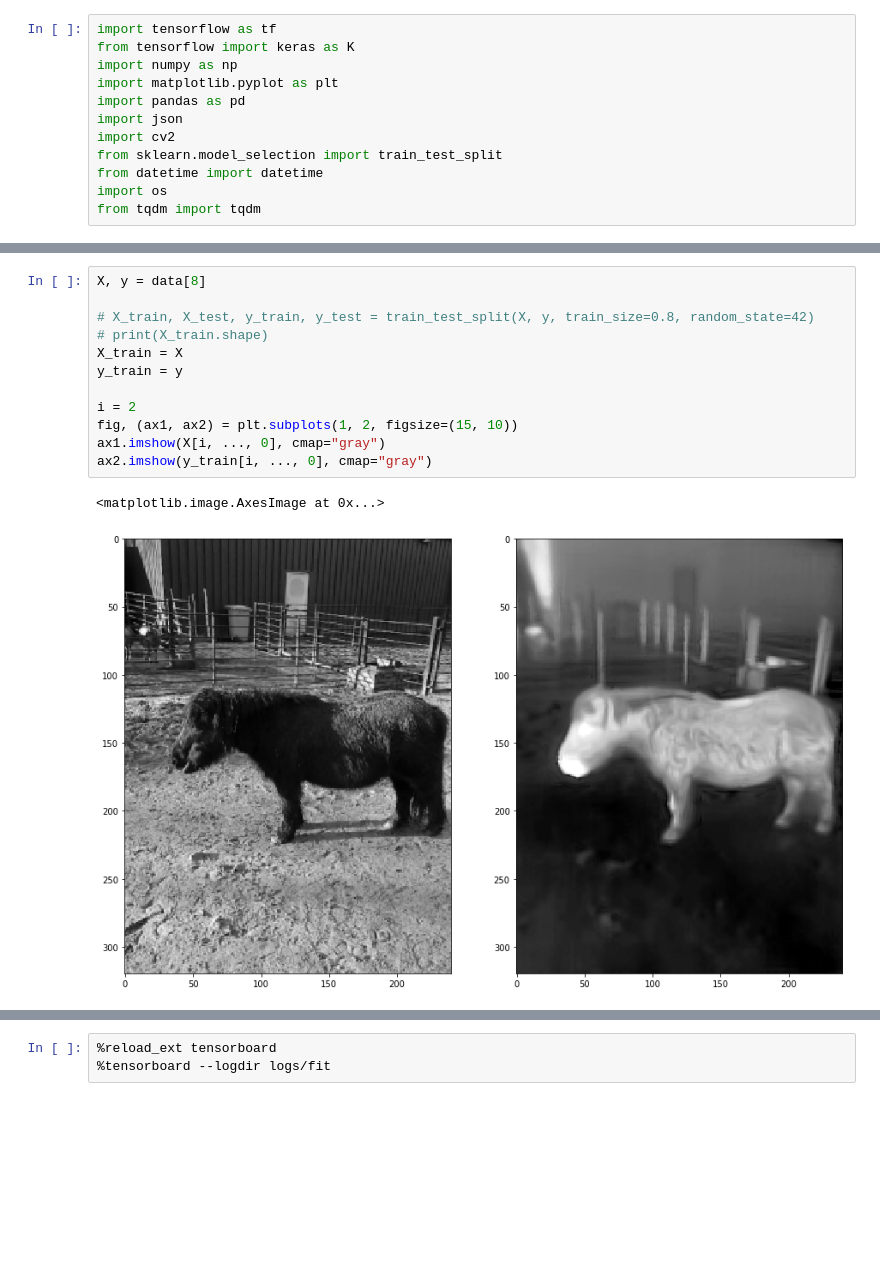
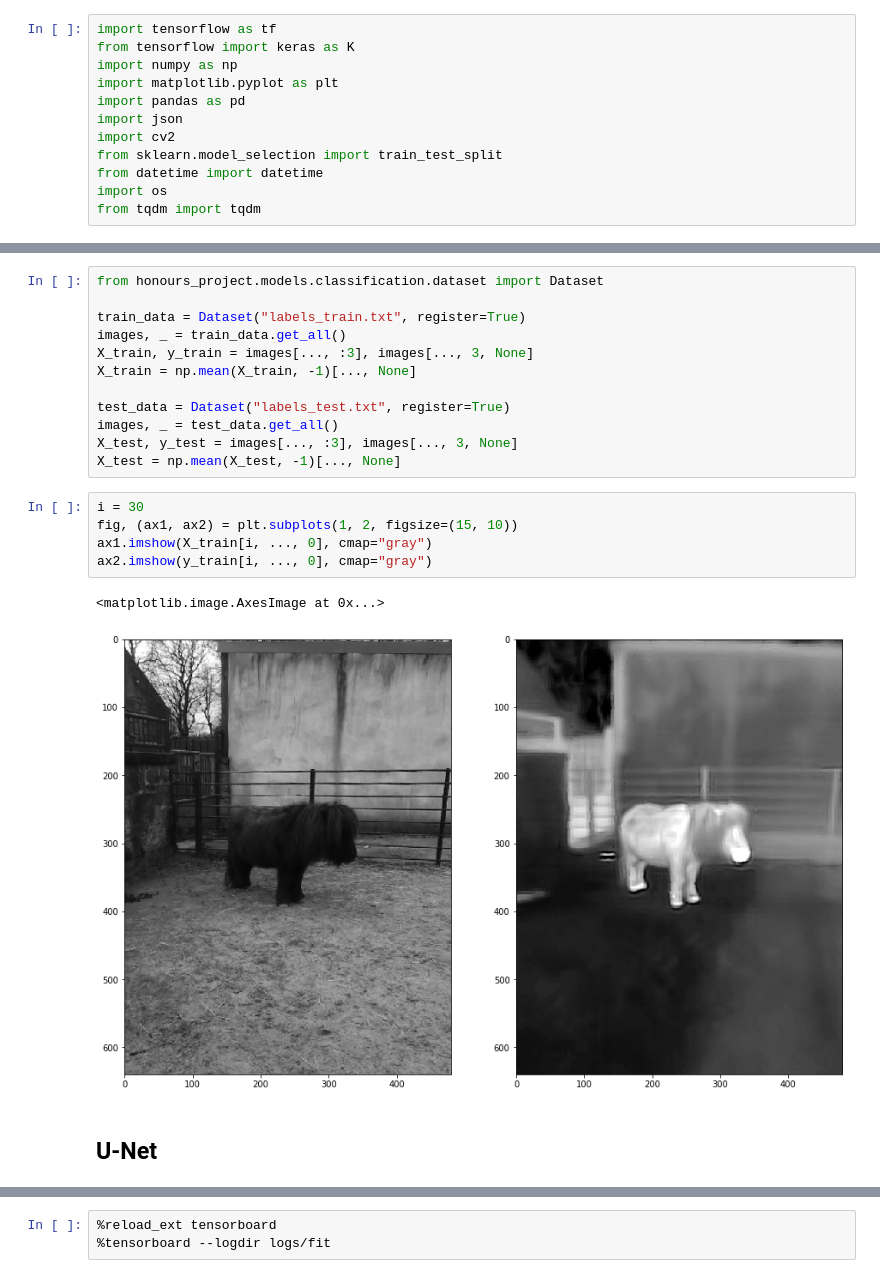
Before and after one commit to Lindronics/honours_project, a Jupyter notebook: notebooks/autoencoder/RGB_FIR_UNet_Animals.ipynb, the cells around one changed output, grey strips where cells are left out. Cells and saved outputs as stored; diff of their text form; blank space fills up the shorter version.

Commit message:
Updated U-Net to use bigger dataset

```diff
--- a/notebooks/autoencoder/RGB_FIR_UNet_Animals.ipynb
+++ b/notebooks/autoencoder/RGB_FIR_UNet_Animals.ipynb
@@ -168,17 +80,24 @@ data = Dataset("labels_pony.txt", register=False)
+# %%
+from honours_project.models.classification.dataset import Dataset
+
+train_data = Dataset("labels_train.txt", register=True)
+images, _ = train_data.get_all()
+X_train, y_train = images[..., :3], images[..., 3, None]
+X_train = np.mean(X_train, -1)[..., None]
+
+test_data = Dataset("labels_test.txt", register=True)
+images, _ = test_data.get_all()
+X_test, y_test = images[..., :3], images[..., 3, None]
+X_test = np.mean(X_test, -1)[..., None]
 # %%
-X, y = data[8]
-
-# X_train, X_test, y_train, y_test = train_test_split(X, y, train_size=0.8, random_state=42)
-# print(X_train.shape)
-X_train = X
-y_train = y
-
-i = 2
+i = 30
 fig, (ax1, ax2) = plt.subplots(1, 2, figsize=(15, 10))
-ax1.imshow(X[i, ..., 0], cmap="gray")
+ax1.imshow(X_train[i, ..., 0], cmap="gray")
 ax2.imshow(y_train[i, ..., 0], cmap="gray")
 # %% [output]
 <matplotlib.image.AxesImage at 0x...>
-[figure, old version]
+[figure, new version]
+# %% [markdown]
+## U-Net
 # %%
 def unet(x):
```
Also changed, not shown: parts of 20 cells of this notebook.
